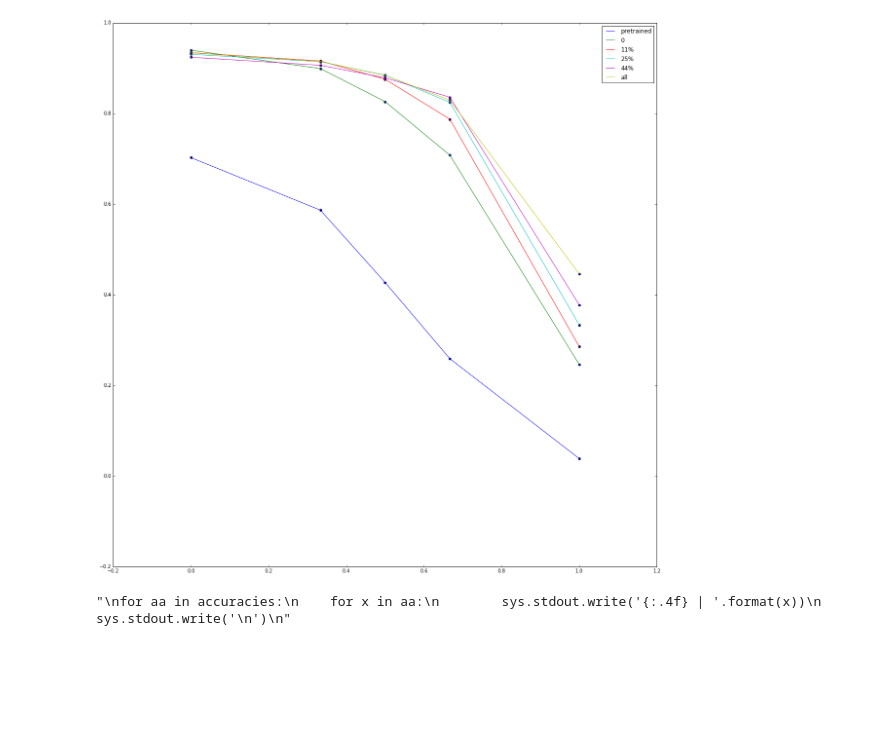
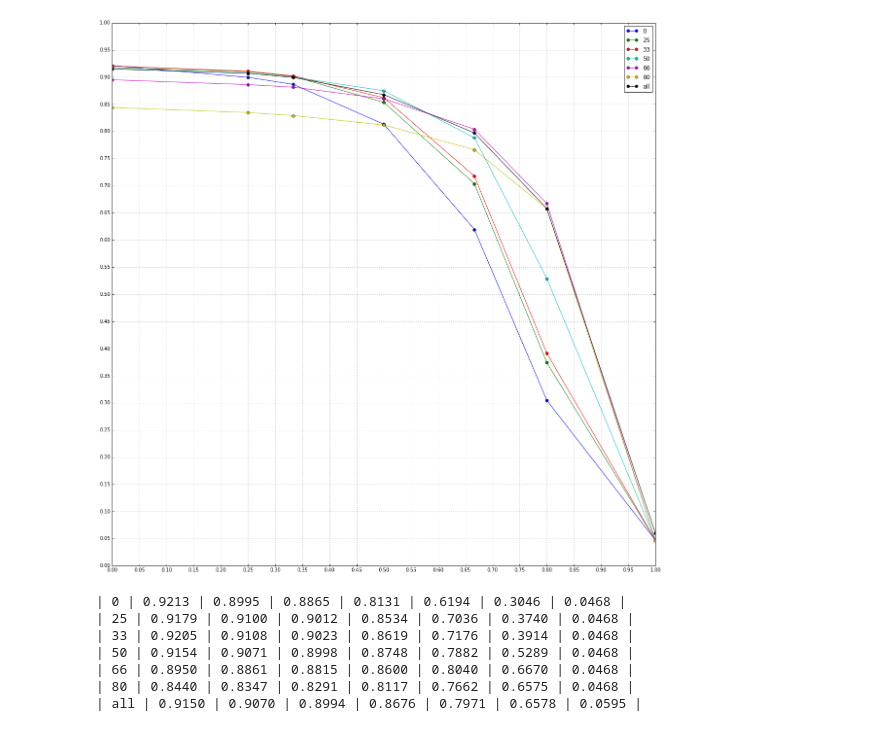
Before and after one commit to Definiter/occlusion-project, a Jupyter notebook: src/visualization.ipynb, the cells around one changed output. Drawn from its saved outputs; the diff is of its cells as text; code cells hidden in the pictures; blank space fills up the shorter version.

```diff
--- a/src/visualization.ipynb
+++ b/src/visualization.ipynb
@@ -25,6 +36,8 @@ plt.rcParams['figure.figsize'] = (20, 20)
 
 accuracies = []
 
+'''
+#### nocrop ####
 # pre-trained alexnet
 positive_true = [1405, 10560, 7689, 2071, 77]
 image_sum = [2000, 18000, 18000, 8000, 2000]
@@ -48,40 +61,67 @@ image_sum = [2000, 18000, 18000, 8000, 2000]
 accuracy = [0.934, 0.9157777777777778, 0.8755, 0.787375, 0.2855]
 accuracies.append(accuracy)
 
 # 25
 positive_true = [1861, 16456, 15921, 6596, 667]
 image_sum = [2000, 18000, 18000, 8000, 2000]
 accuracy = [0.9305, 0.9142222222222223, 0.8845, 0.8245, 0.3335]
 accuracies.append(accuracy)
 
 # 44
 positive_true = [1848, 16314, 15815, 6686, 755]
 image_sum = [2000, 18000, 18000, 8000, 2000]
 accuracy = [0.924, 0.9063333333333333, 0.8786111111111111, 0.83575, 0.3775]
 accuracies.append(accuracy)
 
 # all
 positive_true = [1867, 16463, 15908, 6637, 892]
 image_sum = [2000, 18000, 18000, 8000, 2000]
 accuracy = [0.9335, 0.9146111111111112, 0.8837777777777778, 0.829625, 0.446]
 accuracies.append(accuracy)
-
 x = [0, 1.0/3, 1.0/2, 2.0/3, 1]
-
 for acc in accuracies:
     plt.plot(x, acc)
     plt.scatter(x, acc)
 plt.legend(['pretrained', '0', '11%', '25%', '44%', 'all'], loc='upper right')
 plt.show()
+'''
 
-'''
-for aa in accuracies:
-    for x in aa:
+#### crop ####
+accuracies = []
+net_names = ['0', '25', '33', '50', '66', '80', 'all']
+x = [0.0, 1.0/4, 1.0/3, 1.0/2, 2.0/3, 4.0/5, 1.0]
+# Grid.
+ax = plt.gca()
+ax.set_xlim([0, 1])
+ax.set_ylim([0, 1])
+ax.set_xticks(np.arange(0, 1.05, 0.05))
+ax.set_xticks(np.arange(0, 1.05, 0.05), minor=True)
+ax.set_yticks(np.arange(0, 1.05, 0.05))
+ax.set_yticks(np.arange(0, 1.05, 0.05), minor=True)
+ax.grid(which='both')
+ax.grid(which='minor', alpha=0.2)
+ax.grid(which='major', alpha=0.5)
+for net_name in net_names:
+    with open('{}test/accuracy_{}.pickle'.format(result_root, net_name)) as f:
+        accuracy = cPickle.load(f)
+        accuracies.append(accuracy)
+    plt.plot(x, accuracy, marker = 'o')
+plt.legend(net_names, loc='upper right')
+plt.show()
+
+for i, accuracy in enumerate(accuracies):
+    sys.stdout.write('| {} | '.format(net_names[i]))
+    for x in accuracy:
         sys.stdout.write('{:.4f} | '.format(x))
     sys.stdout.write('\n')
-'''
 # %% [output]
-[figure, old version]
+[figure, new version]
-"\nfor aa in accuracies:\n    for x in aa:\n        sys.stdout.write('{:.4f} | '.format(x))\n    sys.stdout.write('\n')\n"
+| 0 | 0.9213 | 0.8995 | 0.8865 | 0.8131 | 0.6194 | 0.3046 | 0.0468 |
+| 25 | 0.9179 | 0.9100 | 0.9012 | 0.8534 | 0.7036 | 0.3740 | 0.0468 |
+| 33 | 0.9205 | 0.9108 | 0.9023 | 0.8619 | 0.7176 | 0.3914 | 0.0468 |
+| 50 | 0.9154 | 0.9071 | 0.8998 | 0.8748 | 0.7882 | 0.5289 | 0.0468 |
+| 66 | 0.8950 | 0.8861 | 0.8815 | 0.8600 | 0.8040 | 0.6670 | 0.0468 |
+| 80 | 0.8440 | 0.8347 | 0.8291 | 0.8117 | 0.7662 | 0.6575 | 0.0468 |
+| all | 0.9150 | 0.9070 | 0.8994 | 0.8676 | 0.7971 | 0.6578 | 0.0595 |
 # %%
 # Visualize the fine tuning process.
```
Also changed, not shown: parts of 2 cells of this notebook, 6 other files.
